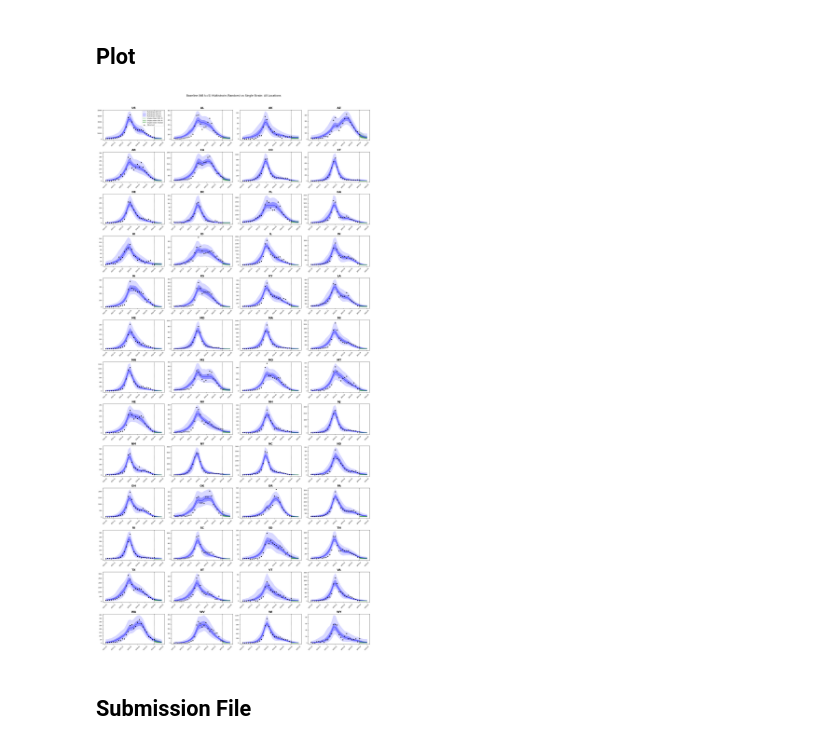
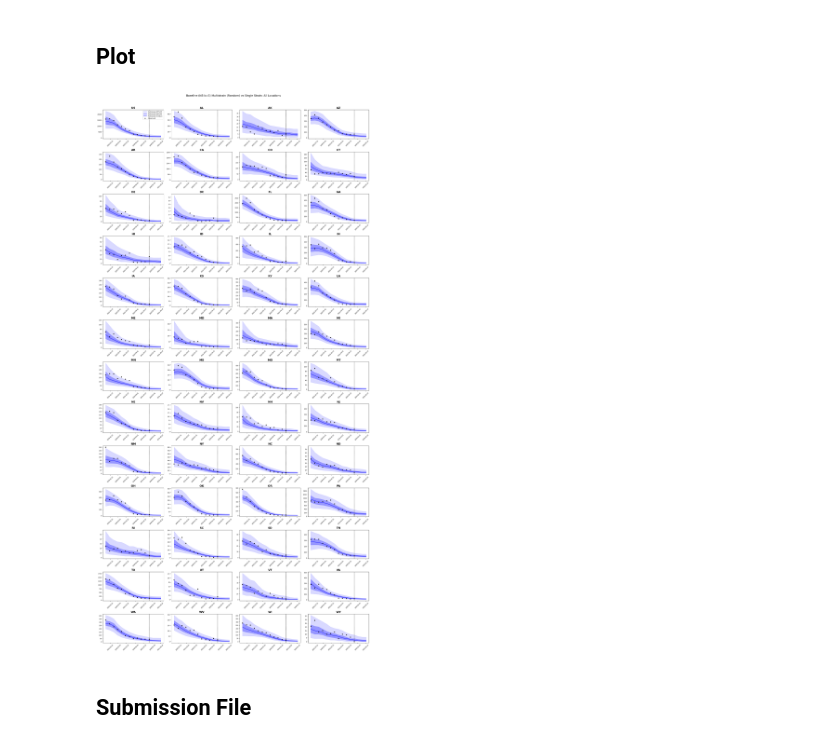
Before and after one commit to mobs-lab/epymodelingsuite, a Jupyter notebook: hosp_multistrain_plot_output.ipynb, the cells around one changed output. Cells and saved outputs as stored; diff of their text form; code cells hidden in the pictures.

Commit message:
use latest run for single-strain model

```diff
--- a/hosp_multistrain_plot_output.ipynb
+++ b/hosp_multistrain_plot_output.ipynb
@@ -25,9 +25,9 @@ from epymodelingsuite.utils.location import convert_location_name_format
 
 Set timespan configs:
 # %%
-SUBMISSION_WEEK = "202614"
-REFERENCE_DATE = "2026-04-11"
-WINDOW = "202550-202613"
+SUBMISSION_WEEK = "202617"
+REFERENCE_DATE = "2026-05-02"
+WINDOW = "202550-202616"
 # %% [markdown]
 Choose augmentation and baseline:
 # %%
@@ -37,6 +37,7 @@ BASELINE_k = 5
 # %% [markdown]
 These configs are unlikely to need changing:
 # %%
+INCLUDE_SINGLE_STRAIN = True
 DIST_FUNC = "wrmse"
 STRAINS = "h1-h3-b"
 TARGET = "hosp_aug" if AUGMENTED else "hosp"
@@ -53,8 +54,9 @@ Timestamp('2026-05-09 00:00:00')
 # %% [markdown]
 ## Data
 # %%
-# Load single-strain submission file
-single_source_location = f"gs://gs_mobs_jessica/pipeline/flu/{SUBMISSION_WEEK}/{TARGET}_smc_{DIST_FUNC}_{WINDOW}/*/outputs/*"
-single_fname = f"output_hub_formatted.csv.gz"
-df_single = pull_single_strain_submission(source_location=single_source_location, fname=single_fname)
-df_single.head()
+if INCLUDE_SINGLE_STRAIN:
+    # Load single-strain submission file
+    single_source_experiment = f"gs://gs_mobs_jessica/pipeline/flu/{SUBMISSION_WEEK}/{TARGET}_smc_{DIST_FUNC}_{WINDOW}"
+    single_fname = f"output_hub_formatted.csv.gz"
+    df_single = pull_single_strain_submission(source_location=single_source_experiment, fname=single_fname)
+    df_single.head()
@@ -117,7 +109,7 @@ Quantile columns: ['q010', 'q025', 'q050', 'q100', 'q150', 'q200', 'q250', 'q300
 # %% [markdown]
 ## Plot
 # %%
-FILTER_PLOT = False
+FILTER_PLOT = True
 FILTER_PLOT_START = '2026-02-01'
 LONG_PLOT_START = '2025-10-01'
 
@@ -136,30 +128,30 @@ random_quantiles_filter =random_quantiles[(random_quantiles['date'] >= plot_star
 
 hospital_data_filter = hospital_data[(hospital_data['date'] >= plot_start_date) & (hospital_data['date'] < final_date)]
 
+if INCLUDE_SINGLE_STRAIN:
+    # Convert df_single to wide format for plotting (matching random_quantiles format)
+    df_single_quantiles = df_single[df_single['output_type'] == 'quantile'].copy()
+    df_single_quantiles['target_end_date'] = pd.to_datetime(df_single_quantiles['target_end_date'])
 
-# Convert df_single to wide format for plotting (matching random_quantiles format)
-df_single_quantiles = df_single[df_single['output_type'] == 'quantile'].copy()
-df_single_quantiles['target_end_date'] = pd.to_datetime(df_single_quantiles['target_end_date'])
+    # Pivot to get quantile columns
+    df_single_wide = df_single_quantiles.pivot_table(
+        index=['location', 'target_end_date'],
+        columns='output_type_id',
+        values='value'
+    ).reset_index()
 
-# Pivot to get quantile columns
-df_single_wide = df_single_quantiles.pivot_table(
-    index=['location', 'target_end_date'],
-    columns='output_type_id',
-    values='value'
-).reset_index()
+    # Rename columns to match random_quantiles format
+    df_single_wide.columns.name = None
+    df_single_wide = df_single_wide.rename(columns={
+        'target_end_date': 'date',
+        '0.025': 'q025', '0.25': 'q250', '0.5': 'q500', '0.75': 'q750', '0.975': 'q975'
+    })
 
-# Rename columns to match random_quantiles format
-df_single_wide.columns.name = None
-df_single_wide = df_single_wide.rename(columns={
-    'target_end_date': 'date',
-    '0.025': 'q025', '0.25': 'q250', '0.5': 'q500', '0.75': 'q750', '0.975': 'q975'
-})
-
-# Filter to date range
-df_single_filter = df_single_wide[
-    (df_single_wide['date'] >= plot_start_date) &
-    (df_single_wide['date'] < final_date)
-]
+    # Filter to date range
+    df_single_filter = df_single_wide[
+        (df_single_wide['date'] >= plot_start_date) &
+        (df_single_wide['date'] < final_date)
+    ]
 
 # Create 13x4 comparison figure: Random multistrain vs Single strain
 fig, axes = plt.subplots(13, 4, figsize=(20, 40))
@@ -172,8 +164,9 @@ for idx, pop in enumerate(populations):
 
     # Get data for this population
     rand_pop = random_quantiles_filter[random_quantiles_filter['location'] == pop].sort_values('date')
-    single_pop = df_single_filter[df_single_filter['location'] == location_code].sort_values('date')
     hosp_pop = hospital_data_filter[hospital_data_filter['abbreviation'] == abbrev].sort_values('date')
+    if INCLUDE_SINGLE_STRAIN:
+        single_pop = df_single_filter[df_single_filter['location'] == location_code].sort_values('date')
 
     # Plot random multistrain sampling (blue)
     ax.fill_between(rand_pop['date'], rand_pop['q025'], rand_pop['q975'],
@@ -183,41 +176,42 @@ for idx, pop in enumerate(populations):
     ax.plot(rand_pop['date'], rand_pop['q500'], 'b-', linewidth=1.5, label='Multistrain median')
 
     # Plot single strain (green)
-    ax.fill_between(single_pop['date'], single_pop['q025'], single_pop['q975'],
-                    alpha=0.15, color='green', label='Single strain 95% PI')
-    ax.fill_between(single_pop['date'], single_pop['q250'], single_pop['q750'],
-                    alpha=0.3, color='green', label='Single strain 50% PI')
-    ax.plot(single_pop['date'], single_pop['q500'], 'g-', linewidth=1.5, label='Single strain median')
+    if INCLUDE_SINGLE_STRAIN:
+        ax.fill_between(single_pop['date'], single_pop['q025'], single_pop['q975'],
+                        alpha=0.15, color='green', label='Single strain 95% PI')
+        ax.fill_between(single_pop['date'], single_pop['q250'], single_pop['q750'],
+                        alpha=0.3, color='green', label='Single strain 50% PI')
+        ax.plot(single_pop['date'], single_pop['q500'], 'g-', linewidth=1.5, label='Single strain median')
 
     # Plot ground truth (black markers)
     ax.scatter(hosp_pop['date'], hosp_pop['hospitalizations'],
                color='black', s=15, zorder=5, label='Observed')
 
     ax.set_title(abbrev, fontsize=14, fontweight='bold')
     ax.tick_params(axis='x', rotation=45, labelsize=7)
     ax.tick_params(axis='y', labelsize=7)
     ax.axvline(REFERENCE_DT - pd.Timedelta(weeks=1), color='black', linestyle='--', linewidth=1)
 
     # Only show legend for first subplot
     if idx == 0:
         ax.legend(fontsize=8, loc='upper right')
 
 # Hide any unused subplots
 for idx in range(len(populations), len(axes)):
     axes[idx].set_visible(False)
 
 
 if BASELINE:
     title = f'Baseline (NB k={BASELINE_k}) Multistrain (Random) vs Single Strain: All Locations'
 else:
     title = 'Multistrain (Random) vs Single Strain: All Locations'
 plt.suptitle(title, fontsize=14, y=1.01)
 plt.tight_layout()
 plt.savefig(f'../experiments/multistrain/{SUBMISSION_WEEK}-{TARGET}/multi_{TARGET}_smc_{DIST_FUNC}_{WINDOW}_{STRAINS}/{plot_prefix}multi_{TARGET}_smc_{DIST_FUNC}_{WINDOW}_{STRAINS}_multistrain_vs_single_comparison.pdf',
             dpi=150, bbox_inches='tight')
 plt.show()
 # %% [output]
-[figure, old version]
+[figure, new version]
 # %% [markdown]
 ## Submission File
 # %%
```
Also changed, not shown: parts of 9 cells of this notebook, 3 other files.
